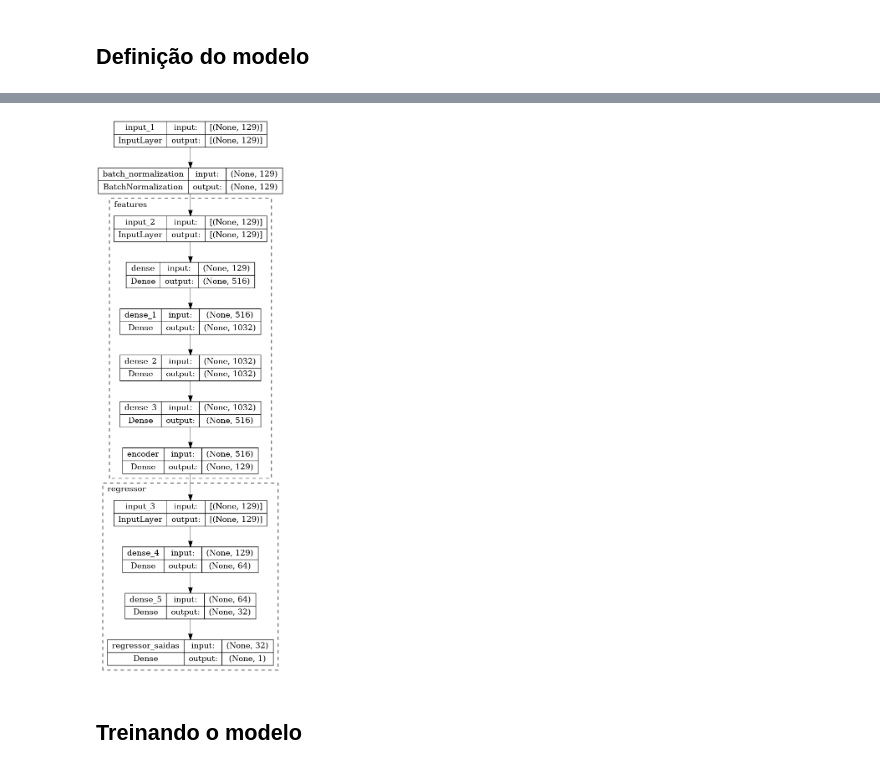
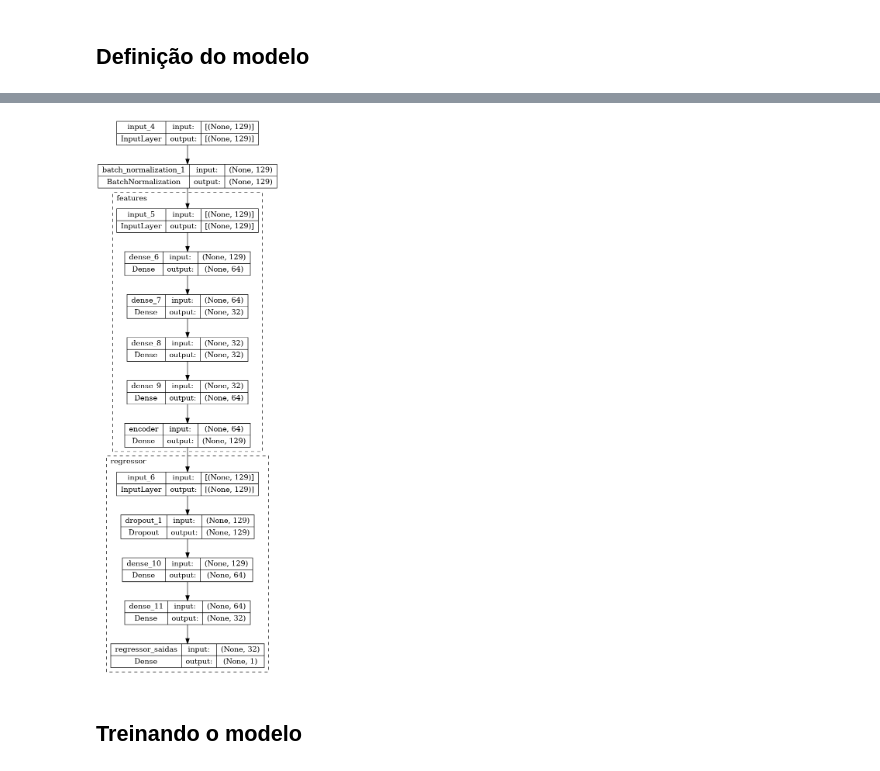
Before and after one commit to sergiorochasilva/playground-series-s5e4, a Jupyter notebook: model.ipynb, the cells around one changed output, grey strips where cells are left out. Saved outputs shown, nothing was run; the diff lists cells and outputs as text; code cells hidden in the pictures.

Commit message:
Modelo v2 - Arquivo Model

```diff
--- a/model.ipynb
+++ b/model.ipynb
@@ -91,19 +91,19 @@ Num GPUs Available:  1
 def extrator_features(input_dims, activation, bias):
   input_layer = Input(shape=[input_dims])
 
-  x_0 = Dense(int(input_dims*4), activation=activation, use_bias=bias, kernel_regularizer=None)(input_layer)
-  # x_1 = tf.keras.layers.Dropout(0.2)(x_0)
-  x_2 = Dense(int(input_dims*8), activation=activation, use_bias=bias)(x_0)
-  x_3 = Dense(int(input_dims*8), activation=activation, use_bias=bias)(x_2)
-  x_4 = Dense(int(input_dims*4), activation=activation, use_bias=bias)(x_3)
-  x_bottleneck = Dense(int(input_dims), activation=activation, name='encoder', use_bias=bias, kernel_regularizer="l1")(x_4)
+  x_0 = Dense(int(input_dims/2), activation=activation, use_bias=bias, kernel_regularizer=None)(input_layer)
+  x_1 = Dense(int(input_dims/4), activation=activation, use_bias=bias)(x_0)
+  x_3 = Dense(int(input_dims/4), activation=activation, use_bias=bias)(x_1)
+  x_4 = Dense(int(input_dims/2), activation=activation, use_bias=bias)(x_3)
+  x_bottleneck = Dense(int(input_dims), activation=activation, name='encoder', use_bias=bias, kernel_regularizer=None)(x_4)
 
   return Model(input_layer, x_bottleneck, name="features")
 
 def regressor(input_dims, output_dims, activation, bias):
   input_layer = Input(shape=[input_dims])
 
-  x_0 = Dense(int(input_dims/2), activation=activation, use_bias=bias)(input_layer)
+  x_d = tf.keras.layers.Dropout(0.2)(input_layer)
+  x_0 = Dense(int(input_dims/2), activation=activation, use_bias=bias, kernel_regularizer=None)(x_d)
   x_2 = Dense(int(input_dims/4), activation=activation, use_bias=bias)(x_0)
   saidas = Dense(output_dims, activation=None, name='regressor_saidas', use_bias=bias)(x_2)
 
@@ -131,7 +131,7 @@ def build_models(input_dims, output_dims, activation, bias):
       Model(input_layer, features, name="projecao")
   )
 
-model, features = build_models(x_train.shape[1], 1, 'relu', True)
-model.compile(optimizer='adam', loss='mse', metrics=['mae', 'mse'])
+model, features = build_models(x_train.shape[1], 1, 'elu', True)
+model.compile(optimizer='adamax', loss='mse', metrics=['mae', 'mse'])
 plot_model(model, show_shapes=True, expand_nested=True)
 # %% [output]
@@ -145,4 +138,4 @@ plot_model(model, show_shapes=True, expand_nested=True)
-[figure, old version]
+[figure, new version]
 # %% [markdown]
 ## Treinando o modelo
 # %%
```
Also changed, not shown: parts of 15 cells of this notebook, 1 other file.
